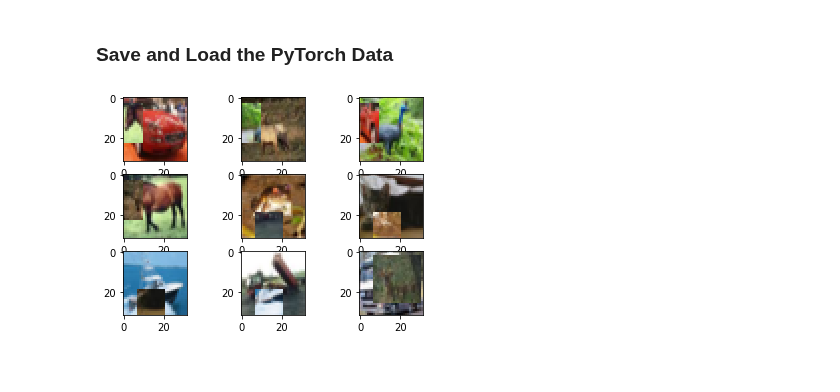
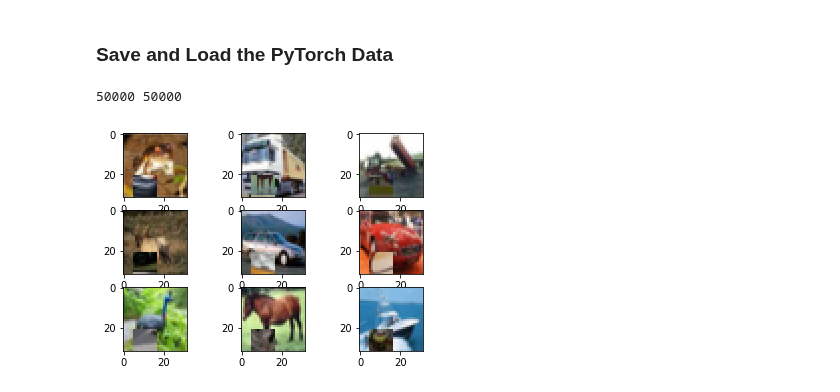
Before and after one commit to danzisar/w210-capstone, a Jupyter notebook: aws-notebooks/CutMix.ipynb, the cells around one changed output. Drawn from its saved outputs; the diff is of its cells as text; code cells hidden in the pictures.

```diff
--- a/aws-notebooks/CutMix.ipynb
+++ b/aws-notebooks/CutMix.ipynb
@@ -104,3 +114 @@ def cutmix_ds(beta, cutmix_prob, my_dataloader):
     return flat_results, my_labels
-# %%
-cm_data, cm_labels = cutmix_ds(1.0, 1.0, dataloader)
@@ -112,14 +148,17 @@ np.save('./test_cutmix_beta1_prob1_labels.npy', cm_labels)
 # %%
-my_load = torch.load('./test_cutmix_beta1_prob1.pt')
-my_label = np.load('./test_cutmix_beta1_prob1_labels.npy', allow_pickle=True)
+my_load = torch.load('/home/ec2-user/SageMaker/cifar10_cm_beta1_prob1_data.pt')
+my_label = np.load('/home/ec2-user/SageMaker/cifar10_cm_beta1_prob1_labels.npy', allow_pickle=True)
+print(len(my_load), len(my_label))
+# %% [output]
+50000 50000
 # %%
 for i in range(9):
     plt.subplot(330 + 1 + i)
-    img = my_load[i]
+    img = cm_data[i]
     image=torch.squeeze(img)
     image=transforms.ToPILImage()(image)
     plt.imshow(image)
 # show the figure
 plt.show()
 # %% [output]
-[figure, old version]
+[figure, new version]
```
Also changed, not shown: parts of 12 cells of this notebook.
